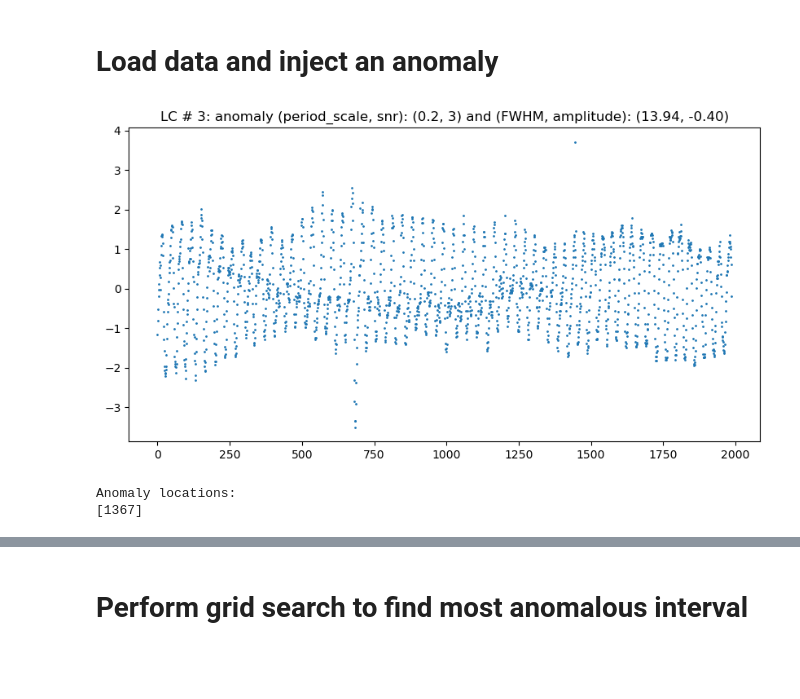
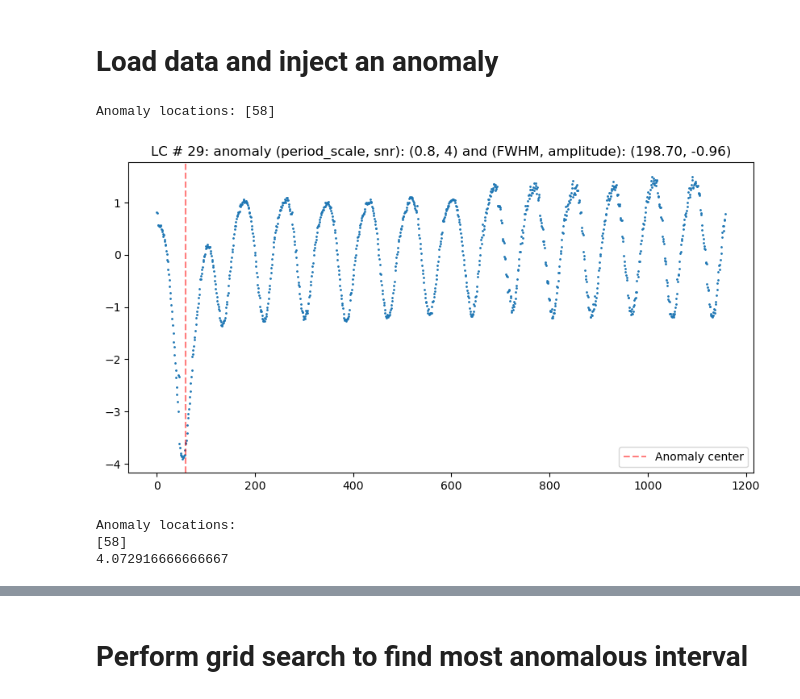
Before and after one commit to linneawolniewicz/dipper-detection, a Jupyter notebook: notebooks/explore_gp_gridsearch.ipynb, the cells around one changed output, grey strips where cells are left out. Cells and saved outputs as stored; diff of their text form; code cells hidden in the pictures; blank space fills up the shorter version.

```diff
--- a/notebooks/explore_gp_gridsearch.ipynb
+++ b/notebooks/explore_gp_gridsearch.ipynb
@@ -21,11 +21,10 @@ Using device: cuda
 # Load data and inject an anomaly
 # %%
 # Data and anomaly parameters
-file_number = 3
+file_number = 29
 shape = "gaussian"
-period_scale = 0.2
-snr = 3
-loc = 1367
+period_scale = 0.8
+snr = 4
 
 # Load the data
 data_dir = '../data/k2/'
@@ -39,42 +38,51 @@ y_err = y_err / (np.max(y) - np.min(y))
 # Inject anomalies
 steps, y, anomaly_locs, anomaly_amp, anomaly_fwhm = inject_anomaly(
     y,
     num_anomalies=1,
     seed=file_number,
     shapes=[shape],
     period_scale=period_scale,
-    snr=snr,
-    anomaly_idx=[loc]
+    snr=snr
 )
 
 # Narrow in to boundary right +500 and -500 inidices from loc, and sparisfy by 10
 steps = np.array(range(len(x)))
 # mask = np.logical_and(steps > loc - 300, steps < loc + 300)
 mask = np.ones(len(x), dtype=bool)
-x = x[mask][::2]
-y = y[mask][::2]
-y_err = y_err[mask][::2]
+x = x[mask][::3]
+y = y[mask][::3]
+y_err = y_err[mask][::3]
+
+# Update anomaly_locs to mask
+anomaly_bool_array = np.zeros(len(steps), dtype=bool)
+for loc in anomaly_locs:
+    anomaly_bool_array[int(loc):int(loc)+3] = True
+anomaly_bool_array = anomaly_bool_array[mask][::3]
+anomaly_locs = np.where(anomaly_bool_array)[0]
+print("Anomaly locations:", anomaly_locs)
 
 # Standardize data to have mean 0 and std of 1
 mean_y = np.mean(y)
 std_y = np.std(y)
 y = (y - mean_y) / std_y
 y_err = y_err / std_y
 
 # Plot anomalies
 plt.figure(figsize=(10,5))
 plt.plot(range(len(x)), y, '.', markersize=2)
-# for i in range(len(anomaly_locs)):
-#     plt.axvline(x=anomaly_locs[i], color='r', linestyle='--', alpha=0.5, label='Anomaly center')
-# plt.legend()
+for i in range(len(anomaly_locs)):
+    plt.axvline(x=anomaly_locs[i], color='r', linestyle='--', alpha=0.5, label='Anomaly center')
+plt.legend()
 plt.title(f"LC # {file_number}: anomaly (period_scale, snr): ({period_scale}, {snr}) and (FWHM, amplitude): ({anomaly_fwhm:.2f}, {anomaly_amp:.2f})")
 plt.show()
 
 # Print anomaly_locs, both indices and x[i]
 print("Anomaly locations:")
 print(anomaly_locs)
-# for i in anomaly_locs: print(x[int(i)])
+for i in anomaly_locs: print(x[int(i)])
 # %% [output]
+Anomaly locations: [58]
-[figure, old version]
+[figure, new version]
-Anomaly locations:
-[1367]
+Anomaly locations:
+[58]
+4.072916666666667
```
Also changed, not shown: parts of 6 cells of this notebook, 5 other files.
